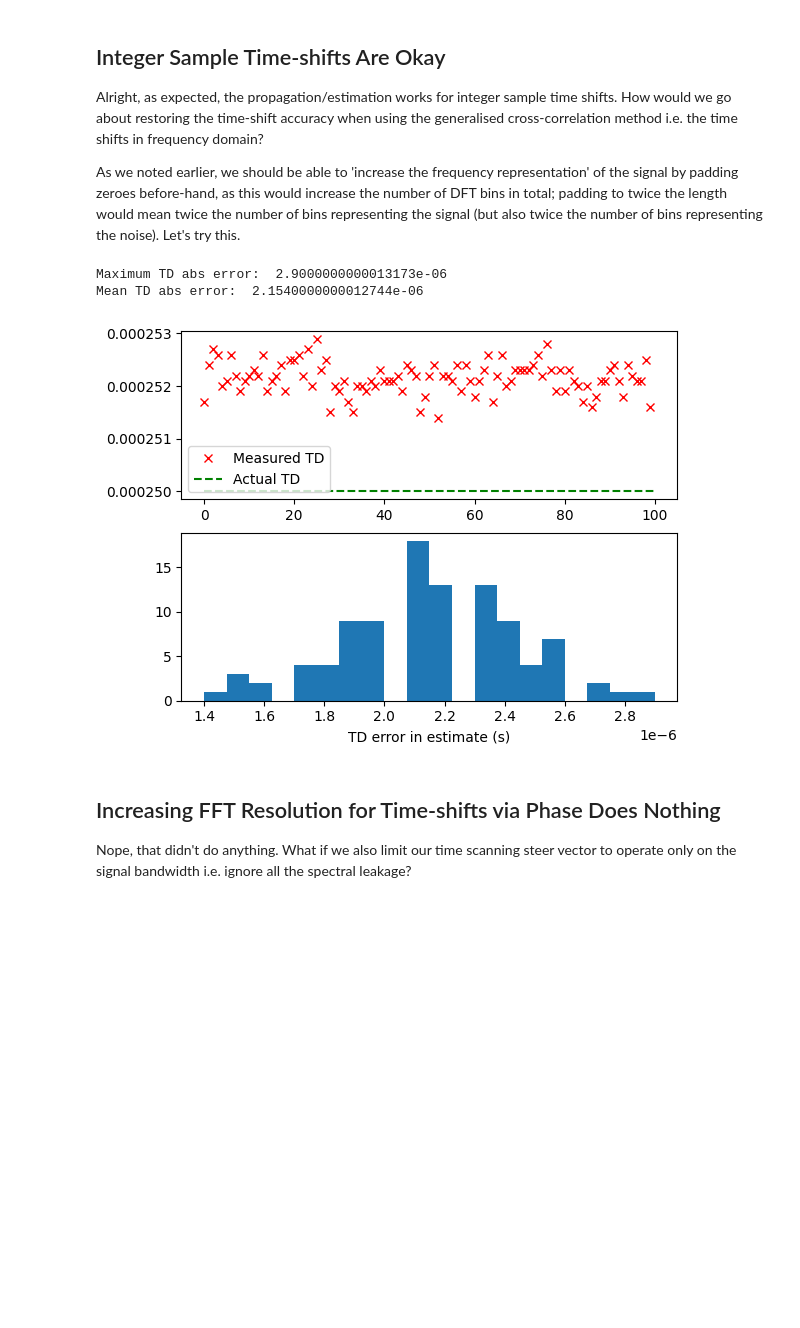
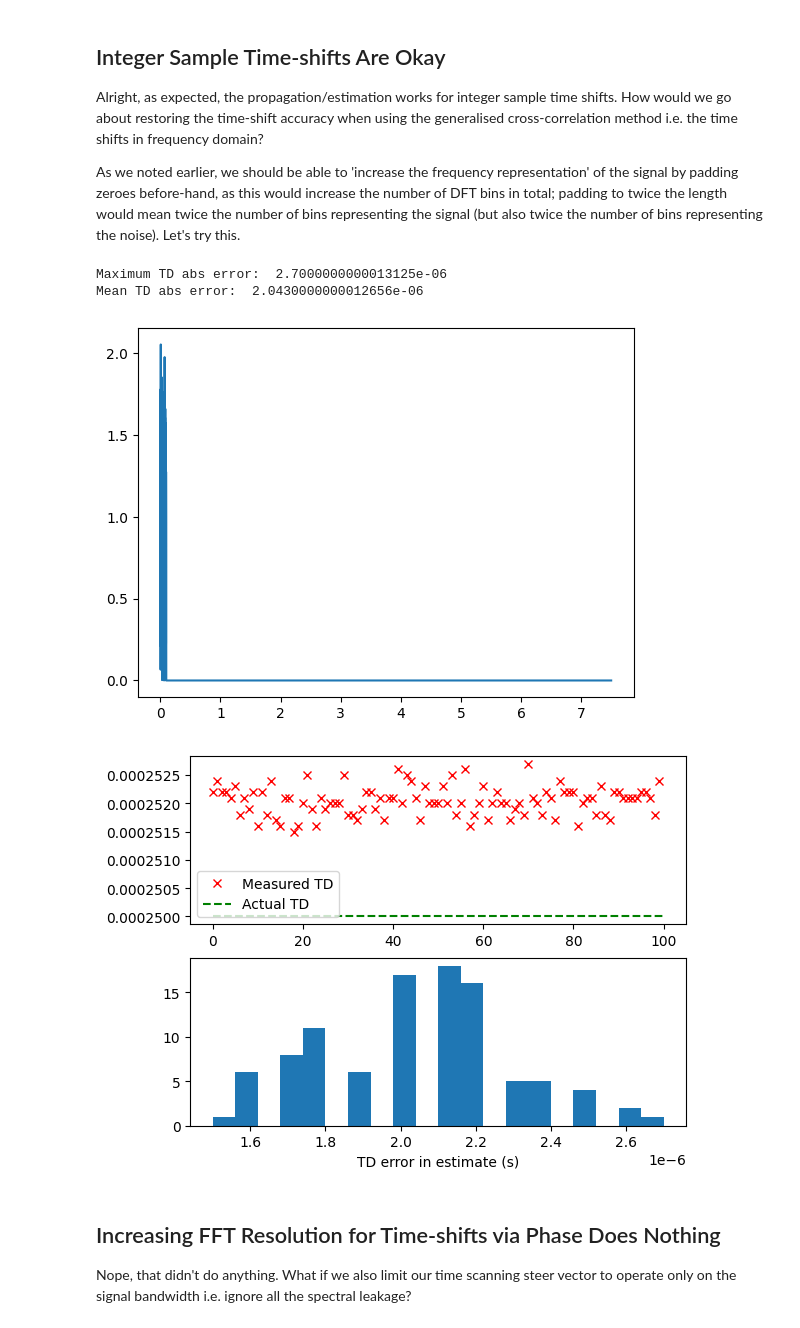
Before and after one commit to icyveins7/pydsproutines, a Jupyter notebook: notebooks/Xcorr_Approach_CRB.ipynb, the cells around one changed output. Drawn from its saved outputs; the diff is of its cells as text; code cells hidden in the pictures; blank space fills up the shorter version.

```diff
--- a/notebooks/Xcorr_Approach_CRB.ipynb
+++ b/notebooks/Xcorr_Approach_CRB.ipynb
@@ -136,7 +144,7 @@ Estim err = 1.8e-06s
 # Okay let's run it a few loops and collect results
 from tqdm import tqdm
 
-numIter = 250
+numIter = 100
 timedifflist = np.zeros(numIter)
 
 td_scan_range = np.arange(0/fs, 1.5/fs, 100e-9)
@@ -310,6 +318,9 @@ syms, sig, tp, rx1, rx2 = test_generate(length, baud, m, duration,
                                         pure_OSR, pure_fs,
                                         t,
                                         tau1, tau2)
+
+plt.figure()
+plt.plot(t, np.abs(rx1))
 
 # Multiple estimations again..
 numIter = 100
@@ -318,36 +329,37 @@ timedifflist = np.zeros(numIter)
 td_scan_range = np.arange(0.4/fs, 0.6/fs, 100e-9)
 steeringvec = makeTimeScanSteervec(td_scan_range, fs,
                                    rx1.size)#int(duration*fs))
 for i in tqdm(range(numIter)):
     syms, sig, tp, rx1, rx2 = test_generate(
         length, baud, m, duration,
         pure_OSR, pure_fs,
         t,
         tau1, tau2
     )
 
     timediff, cost_vec = test_estimate(rx1, rx2,
                                        rx1.size / fs, # duration,
                                        fs, td_scan_range, steeringvec=steeringvec)
     timedifflist[i] = timediff
 
 # Histogram of errors
 efig, eax = plt.subplots(2,1)
 eax[0].plot(timedifflist, 'rx', label="Measured TD")
 eax[0].hlines(tau2-tau1, 0, len(timedifflist), colors='g', linestyle='dashed', label="Actual TD")
 # Look at TD scan range limits?
 # eax[0].hlines([td_scan_range[0], td_scan_range[-1]], 0, len(timedifflist), colors='k', linestyle='dashed', label="Scan range")
 eax[0].legend()
 
 eax[1].hist(timedifflist-(tau2-tau1), 20)
 eax[1].set_xlabel("TD error in estimate (s)")
 
 print("Maximum TD abs error: ", np.max(np.abs(timedifflist-(tau2-tau1))))
 print("Mean TD abs error: ", np.mean(np.abs(timedifflist-(tau2-tau1))))
 # %% [output]
-Maximum TD abs error:  2.9000000000013173e-06
-Mean TD abs error:  2.1540000000012744e-06
+Maximum TD abs error:  2.7000000000013125e-06
+Mean TD abs error:  2.0430000000012656e-06
-[figure, old version]
+[figure, new version]
+[figure, added]
 # %% [markdown]
 ## Increasing FFT Resolution for Time-shifts via Phase Does Nothing
 
```
Also changed, not shown: parts of 12 cells of this notebook.
